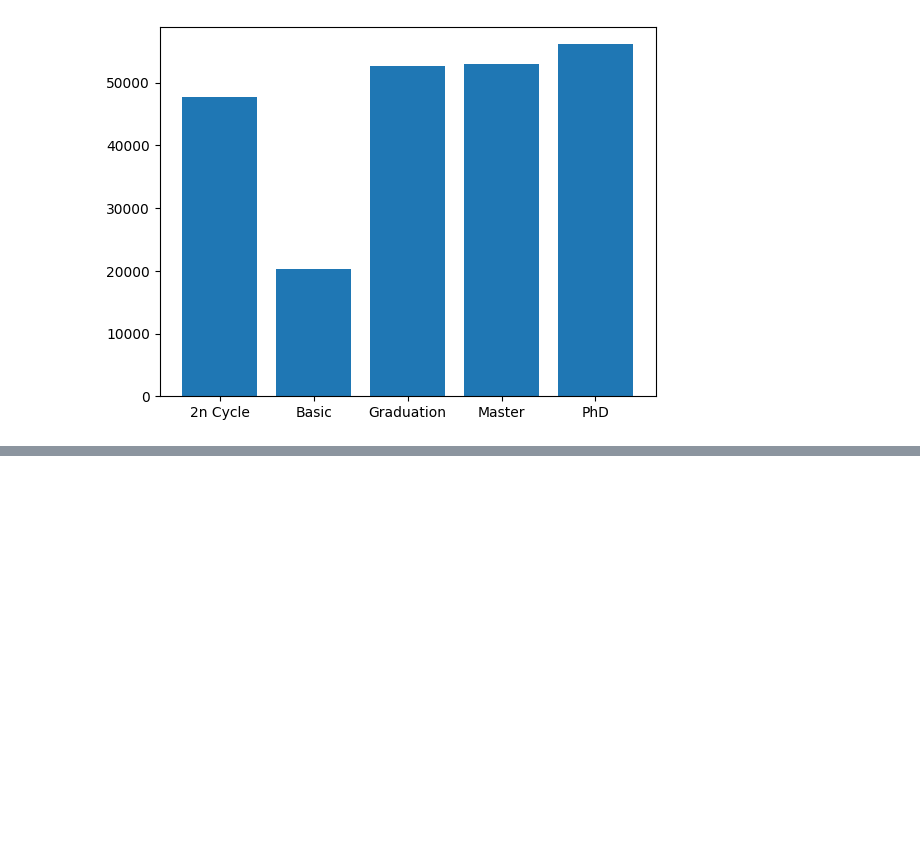
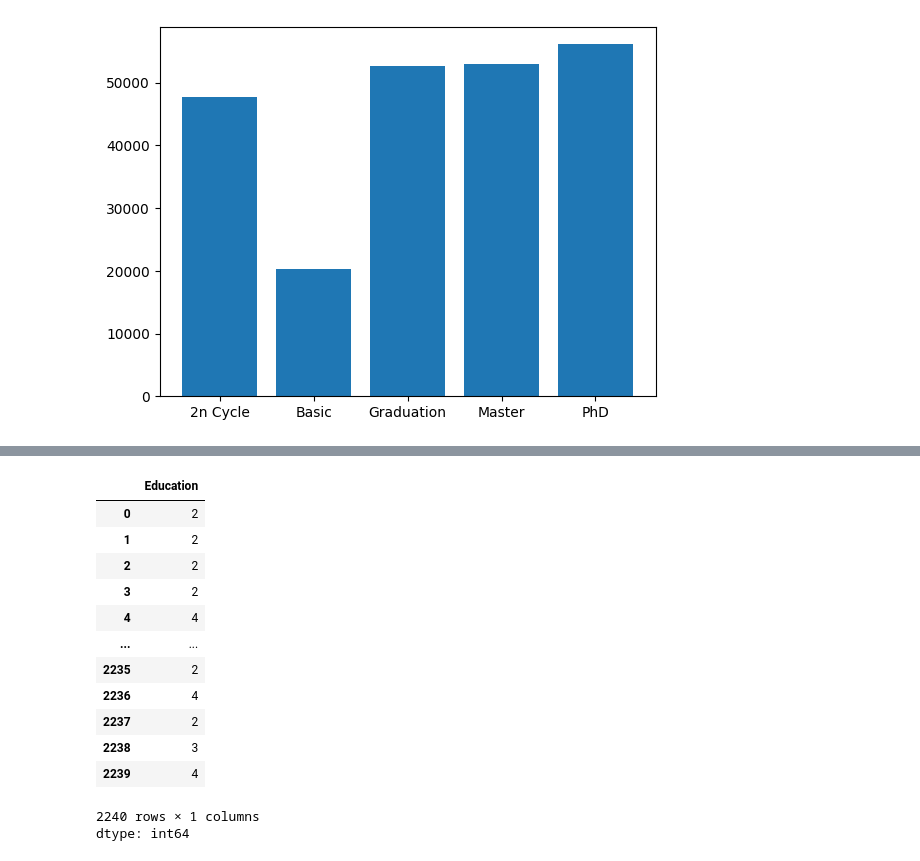
Before and after one commit to ShravanJadhav/CustomerPersonality_Analysis, a Jupyter notebook: CustomerPersonality.ipynb, the cells around one changed output, grey strips where cells are left out. Cells and saved outputs as stored; diff of their text form; code cells hidden in the pictures; blank space fills up the shorter version.

```diff
--- a/CustomerPersonality.ipynb
+++ b/CustomerPersonality.ipynb
@@ -313,0 +375,9 @@ plt.bar(education_income.index, round(education_income,2))
+# %%
+#incoding the coloumn 'Marital_Status',''
+dataset['relation'] = dataset['Marital_Status'].replace({'Married':2,'Together':2,
+                                                         'Single':1,'Divorced':1,'Widow':1,
+                                                         'Alone':1,'Absurd':1,'YOLO':1})
+
+dataset['children'] = dataset['Kidhome']+dataset['Teenhome']
+
+dataset['Family_Size'] =  dataset['relation']+dataset['children']
@@ -313,0 +403,17 @@ plt.bar(education_income.index, round(education_income,2))
+# %%
+dataset['Education']
+# %% [output]
+|  | Education |
+| 0 | 2 |
+| 1 | 2 |
+| 2 | 2 |
+| 3 | 2 |
+| 4 | 4 |
+| ... | ... |
+| 2235 | 2 |
+| 2236 | 4 |
+| 2237 | 2 |
+| 2238 | 3 |
+| 2239 | 4 |
+2240 rows × 1 columns
+dtype: int64
```
Also changed, not shown: parts of 13 cells of this notebook.
